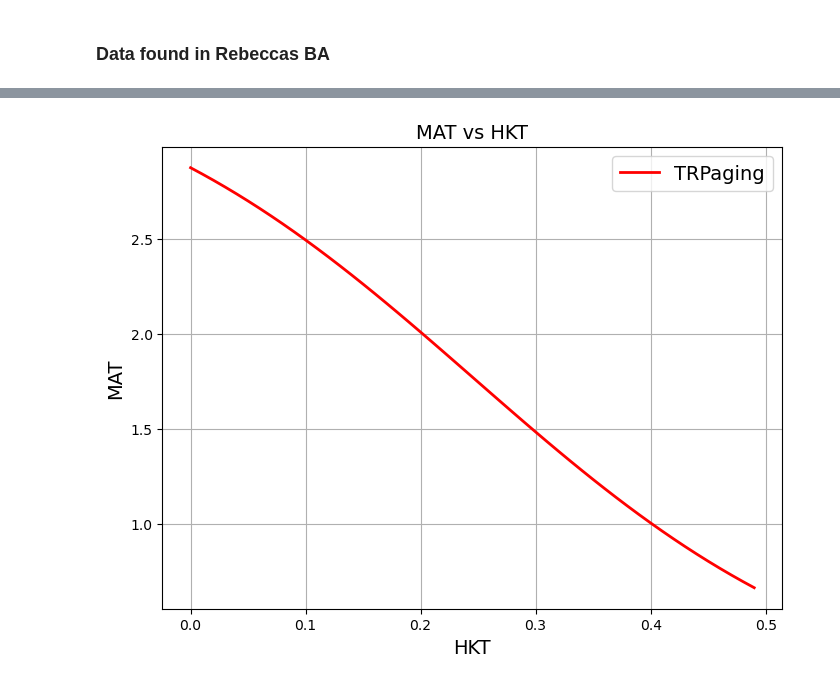
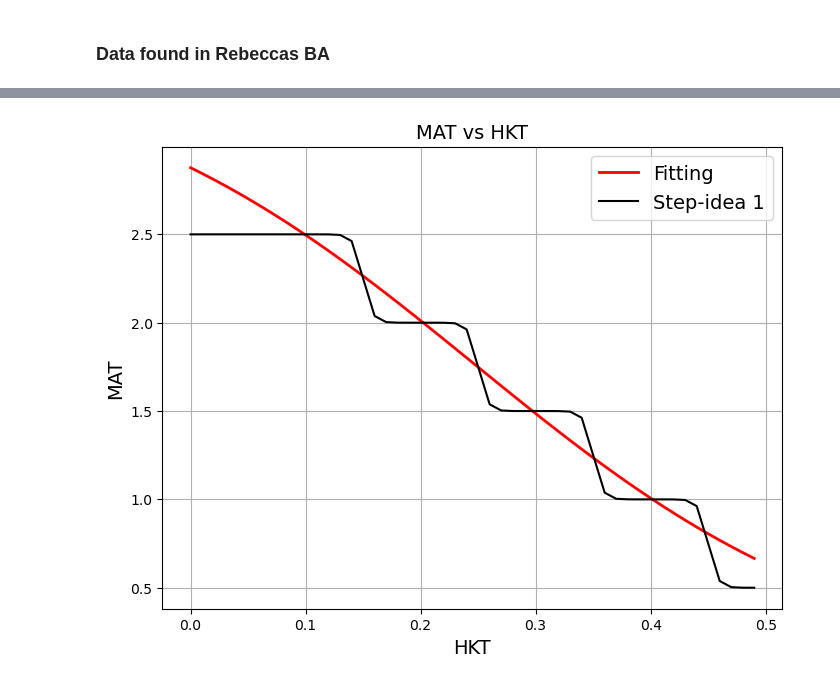
Before and after one commit to Nexia23/PTH_model_chapter, a Jupyter notebook: plot_dependeces.ipynb, the cells around one changed output, grey strips where cells are left out. Saved outputs shown, nothing was run; the diff lists cells and outputs as text; code cells hidden in the pictures.

Commit message:
added step function idea with sum of logistic functions

```diff
--- a/plot_dependeces.ipynb
+++ b/plot_dependeces.ipynb
@@ -14,9 +14,11 @@ data_hct = np.array([0.1,0.2,0.3,0.4])
 data_rpi = np.array([2.5,2,1.5,1])
 # %%
 def obj_fun(array, x, d):
-    scale = array[0]
-    slope = array[1]
-    midpoint = array[2]
+
+    slope = array[0]
+    midpoint = array[1]
+    scale = array[2]
+
     residues = (d-logistic_function(x,slope, midpoint, scale))**2
     return residues.sum()
 res = minimize(obj_fun,x0=[1,1,1],args=(data_hct, data_rpi))
@@ -26,15 +43,21 @@ array([3.53277352, 5.99743712, 0.24658778])
 # %%
 hkt = np.arange(0, 0.5, 0.01)
 fit_time = logistic_function(hkt, res.x[0], res.x[1], res.x[2])
+step_1 = logistic_function(hkt,250,0.15,0.5)
+step_2 = logistic_function(hkt,250,0.25,0.5)
+step_3 = logistic_function(hkt,250,0.35,0.5)
+step_4 = logistic_function(hkt,250,0.45,0.5)
 # %%
 fig, ax = plt.subplots(figsize=(8, 6))
 
-ax.plot(hkt, mat_time, color='red', linewidth=2, label='Fitting')
+ax.plot(hkt, fit_time, color='red', linewidth=2, label='Fitting')
+ax.plot(hkt, 0.5+step_1+step_2+step_3+step_4,color='black', label='Step-idea 1')
+
 ax.set_xlabel('HKT', fontsize=14)
 ax.set_ylabel('MAT', fontsize=14)
 ax.set_title('MAT vs HKT', fontsize=14)
 ax.grid(True)
 ax.legend(loc='best', fontsize=14)
 plt.show()
 # %% [output]
-[figure, old version]
+[figure, new version]
```
Also changed, not shown: parts of 2 cells of this notebook.
